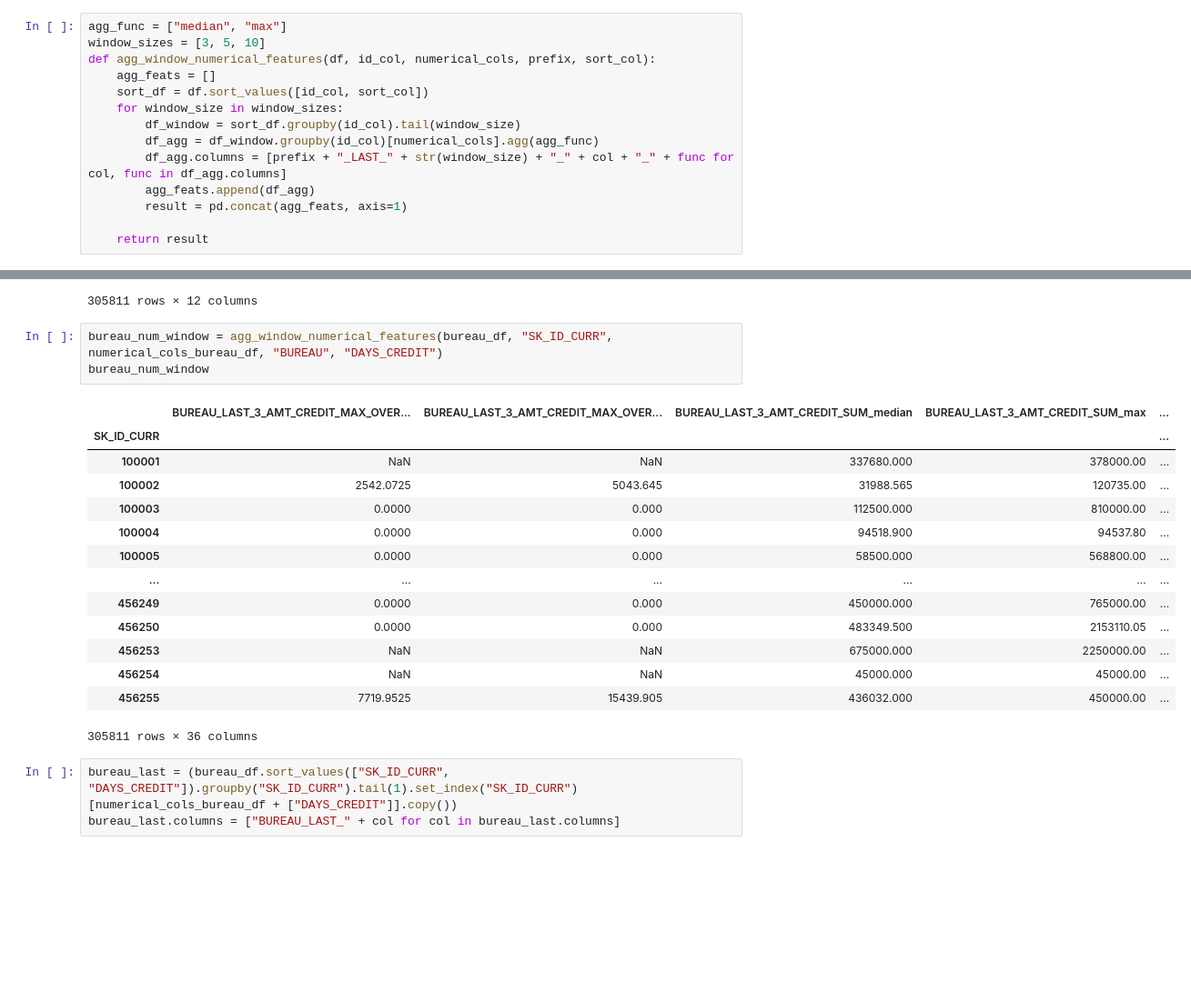
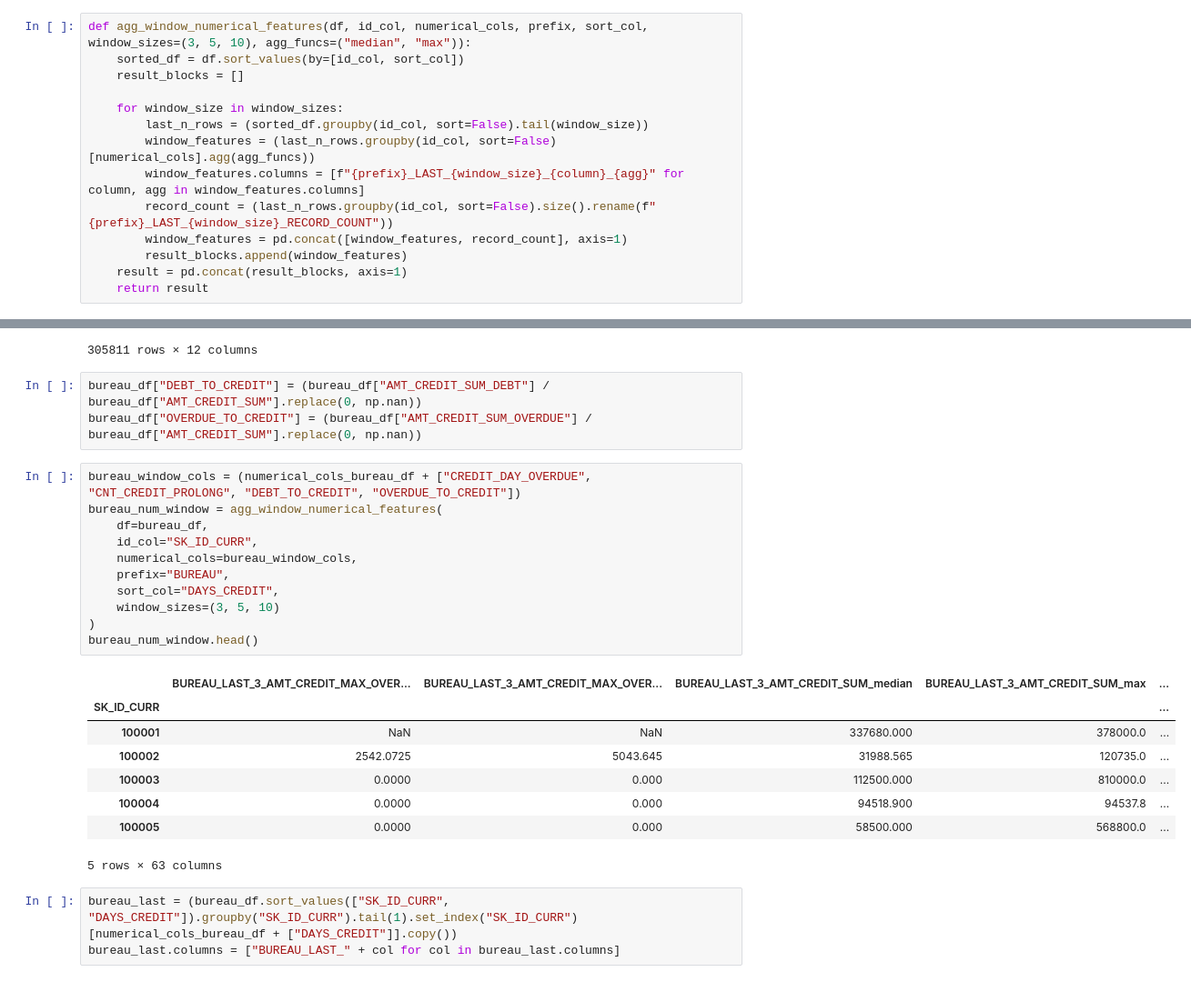
Before and after one commit to USL99/home-credit-default-risk, a Jupyter notebook: notebooks/03_feature_engineering.ipynb, the cells around one changed output, grey strips where cells are left out. Shown at 91% size. Drawn from its saved outputs; the diff is of its cells as text; blank space fills up the shorter version.

```diff
--- a/notebooks/03_feature_engineering.ipynb
+++ b/notebooks/03_feature_engineering.ipynb
@@ -51,16 +51,16 @@ def agg_numerical_features(df, id_col, numerical_cols, prefix):
     result.columns = [prefix + "_" + col + "_" + func for col, func in result.columns]
     return result
 # %%
-agg_func = ["median", "max"]
-window_sizes = [3, 5, 10]
-def agg_window_numerical_features(df, id_col, numerical_cols, prefix, sort_col):
-    agg_feats = []
-    sort_df = df.sort_values([id_col, sort_col])
+def agg_window_numerical_features(df, id_col, numerical_cols, prefix, sort_col, window_sizes=(3, 5, 10), agg_funcs=("median", "max")):
+    sorted_df = df.sort_values(by=[id_col, sort_col])
+    result_blocks = []
+
     for window_size in window_sizes:
-        df_window = sort_df.groupby(id_col).tail(window_size)
-        df_agg = df_window.groupby(id_col)[numerical_cols].agg(agg_func)
-        df_agg.columns = [prefix + "_LAST_" + str(window_size) + "_" + col + "_" + func for col, func in df_agg.columns]
-        agg_feats.append(df_agg)
-        result = pd.concat(agg_feats, axis=1)
-
+        last_n_rows = (sorted_df.groupby(id_col, sort=False).tail(window_size))
+        window_features = (last_n_rows.groupby(id_col, sort=False)[numerical_cols].agg(agg_funcs))
+        window_features.columns = [f"{prefix}_LAST_{window_size}_{column}_{agg}" for column, agg in window_features.columns]
+        record_count = (last_n_rows.groupby(id_col, sort=False).size().rename(f"{prefix}_LAST_{window_size}_RECORD_COUNT"))
+        window_features = pd.concat([window_features, record_count], axis=1)
+        result_blocks.append(window_features)
+    result = pd.concat(result_blocks, axis=1)
     return result
@@ -197,24 +214,29 @@ bureau_num
 | 456254 | NaN | NaN | 45000.00 | 45000.00 | ... |
 | 456255 | 15439.905 | 25578.000 | 436032.00 | 900000.00 | ... |
 305811 rows × 12 columns
+# %%
+bureau_df["DEBT_TO_CREDIT"] = (bureau_df["AMT_CREDIT_SUM_DEBT"] / bureau_df["AMT_CREDIT_SUM"].replace(0, np.nan))
+bureau_df["OVERDUE_TO_CREDIT"] = (bureau_df["AMT_CREDIT_SUM_OVERDUE"] / bureau_df["AMT_CREDIT_SUM"].replace(0, np.nan))
 # %%
-bureau_num_window = agg_window_numerical_features(bureau_df, "SK_ID_CURR", numerical_cols_bureau_df, "BUREAU", "DAYS_CREDIT")
-bureau_num_window
+bureau_window_cols = (numerical_cols_bureau_df + ["CREDIT_DAY_OVERDUE", "CNT_CREDIT_PROLONG", "DEBT_TO_CREDIT", "OVERDUE_TO_CREDIT"])
+bureau_num_window = agg_window_numerical_features(
+    df=bureau_df,
+    id_col="SK_ID_CURR",
+    numerical_cols=bureau_window_cols,
+    prefix="BUREAU",
+    sort_col="DAYS_CREDIT",
+    window_sizes=(3, 5, 10)
+)
+bureau_num_window.head()
 # %% [output]
 |  | BUREAU_LAST_3_AMT_CREDIT_MAX_OVER... | BUREAU_LAST_3_AMT_CREDIT_MAX_OVER... | BUREAU_LAST_3_AMT_CREDIT_SUM_median | BUREAU_LAST_3_AMT_CREDIT_SUM_max | ... |
 | SK_ID_CURR |  |  |  |  | ... |
-| 100001 | NaN | NaN | 337680.000 | 378000.00 | ... |
-| 100002 | 2542.0725 | 5043.645 | 31988.565 | 120735.00 | ... |
-| 100003 | 0.0000 | 0.000 | 112500.000 | 810000.00 | ... |
-| 100004 | 0.0000 | 0.000 | 94518.900 | 94537.80 | ... |
-| 100005 | 0.0000 | 0.000 | 58500.000 | 568800.00 | ... |
-| ... | ... | ... | ... | ... | ... |
-| 456249 | 0.0000 | 0.000 | 450000.000 | 765000.00 | ... |
-| 456250 | 0.0000 | 0.000 | 483349.500 | 2153110.05 | ... |
-| 456253 | NaN | NaN | 675000.000 | 2250000.00 | ... |
-| 456254 | NaN | NaN | 45000.000 | 45000.00 | ... |
-| 456255 | 7719.9525 | 15439.905 | 436032.000 | 450000.00 | ... |
+| 100001 | NaN | NaN | 337680.000 | 378000.0 | ... |
+| 100002 | 2542.0725 | 5043.645 | 31988.565 | 120735.0 | ... |
+| 100003 | 0.0000 | 0.000 | 112500.000 | 810000.0 | ... |
+| 100004 | 0.0000 | 0.000 | 94518.900 | 94537.8 | ... |
+| 100005 | 0.0000 | 0.000 | 58500.000 | 568800.0 | ... |
-305811 rows × 36 columns
+5 rows × 63 columns
 # %%
 bureau_last = (bureau_df.sort_values(["SK_ID_CURR", "DAYS_CREDIT"]).groupby("SK_ID_CURR").tail(1).set_index("SK_ID_CURR")[numerical_cols_bureau_df + ["DAYS_CREDIT"]].copy())
 bureau_last.columns = ["BUREAU_LAST_" + col for col in bureau_last.columns]
```
Also changed, not shown: parts of 19 cells of this notebook.
